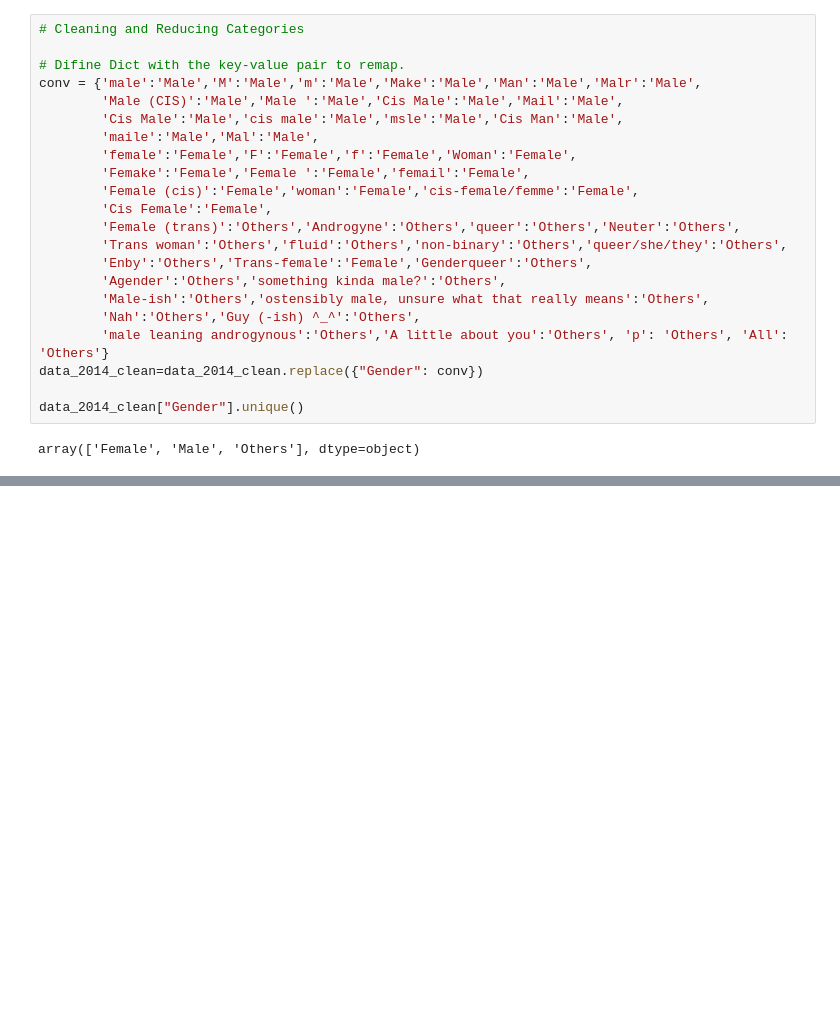
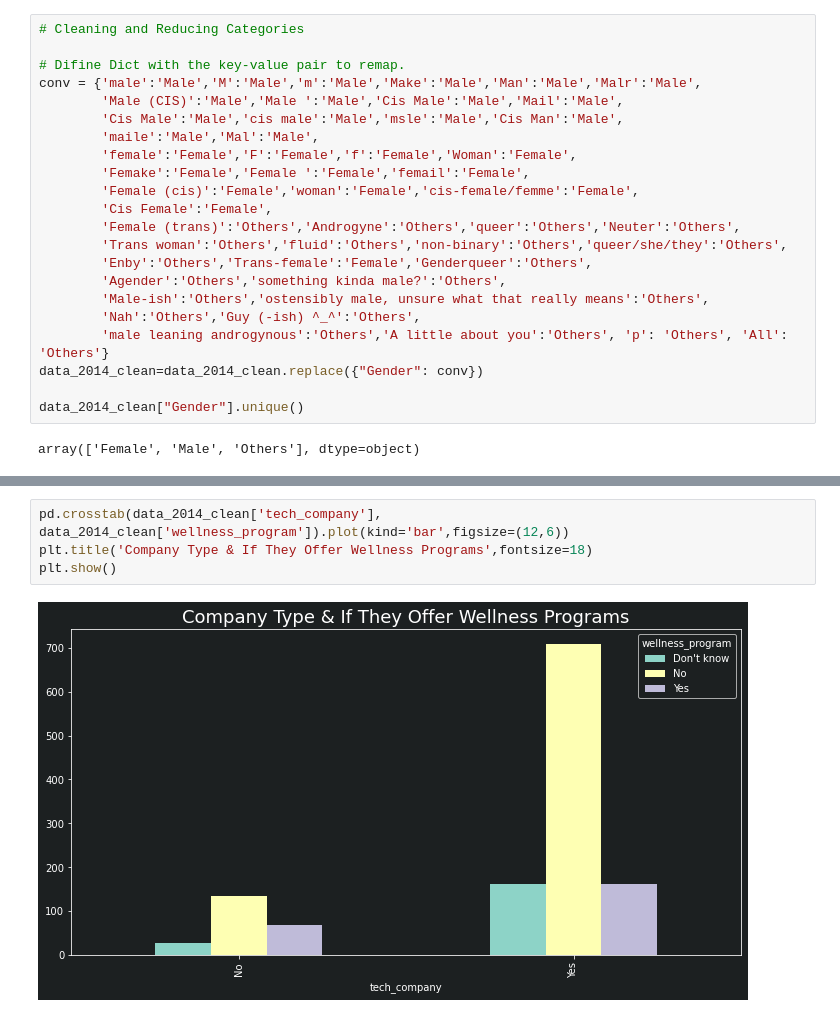
Before and after one commit to MohammedRizwan-1/Project-A-, a Jupyter notebook: Mental_health_in_tech_code-Rizwan's Working Copy.ipynb, the cells around one changed output, grey strips where cells are left out. Saved outputs shown, nothing was run; the diff lists cells and outputs as text; blank space fills up the shorter version.

```diff
--- a/Mental_health_in_tech_code-Rizwan's Working Copy.ipynb
+++ b/Mental_health_in_tech_code-Rizwan's Working Copy.ipynb
@@ -76,0 +132,6 @@ array(['Female', 'Male', 'Others'], dtype=object)
+# %%
+pd.crosstab(data_2014_clean['tech_company'], data_2014_clean['wellness_program']).plot(kind='bar',figsize=(12,6))
+plt.title('Company Type & If They Offer Wellness Programs',fontsize=18)
+plt.show()
+# %% [output]
+[figure, added]
```
Also changed, not shown: parts of 13 cells of this notebook.
